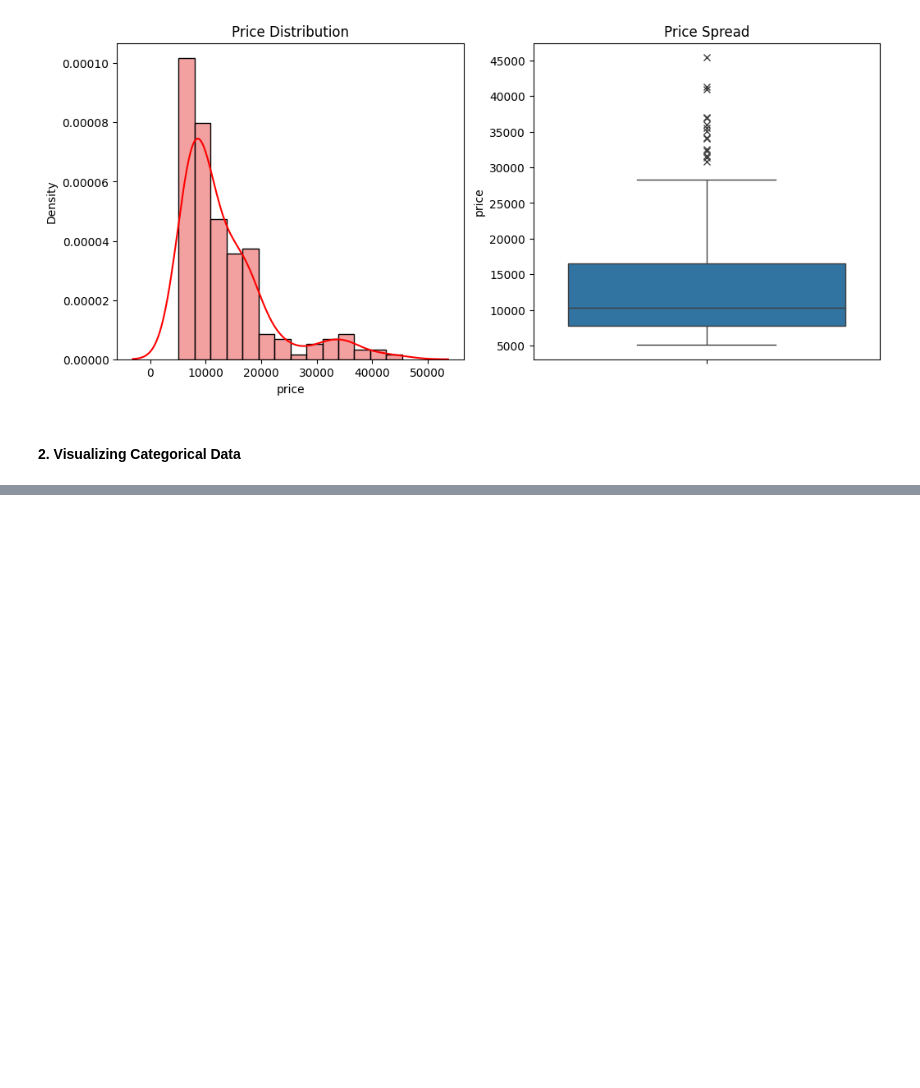
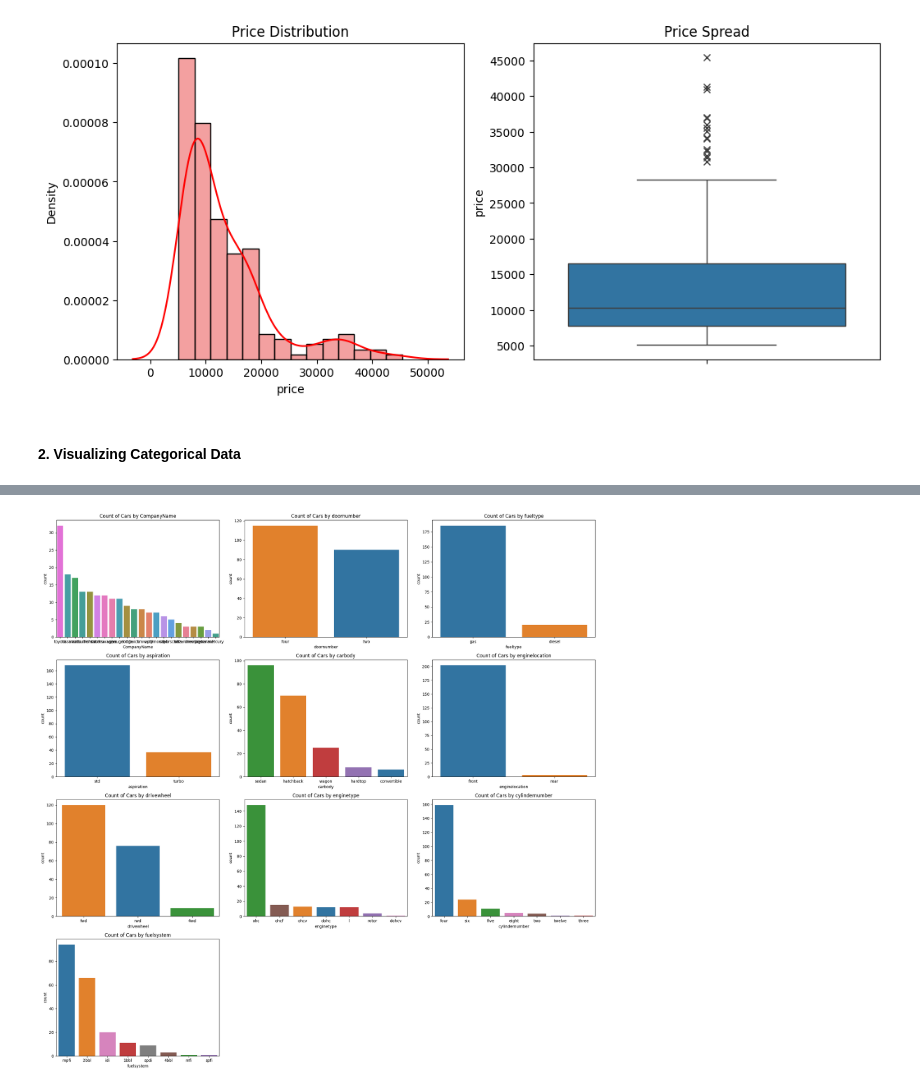
Before and after one commit to t1pen/MeXEE402_Midterms_StephenGabrielAlojado_JairusSunga, a Jupyter notebook: Linear Regression/CarPrice_Linear_Regression.ipynb, the cells around one changed output, grey strips where cells are left out. Saved outputs shown, nothing was run; the diff lists cells and outputs as text; code cells hidden in the pictures; blank space fills up the shorter version.

```diff
--- a/Linear Regression/CarPrice_Linear_Regression.ipynb
+++ b/Linear Regression/CarPrice_Linear_Regression.ipynb
@@ -261,0 +282,14 @@ Index(['CompanyName', 'symboling', 'fueltype', 'aspiration', 'doornumber',
+# %%
+plt.figure(figsize=(20, 20))
+
+# Create count plots
+for i, feature in enumerate(categorical_features):
+    plt.subplot(4, 3, i + 1)
+    order = cars[feature].value_counts().index  # Get descending order for count plots
+    sns.countplot(x=feature, hue=feature, data=cars, order=order)
+    plt.title(f'Count of Cars by {feature}')
+
+plt.tight_layout()
+plt.show()
+# %% [output]
+[figure, added]
```
Also changed, not shown: parts of 9 cells of this notebook.
